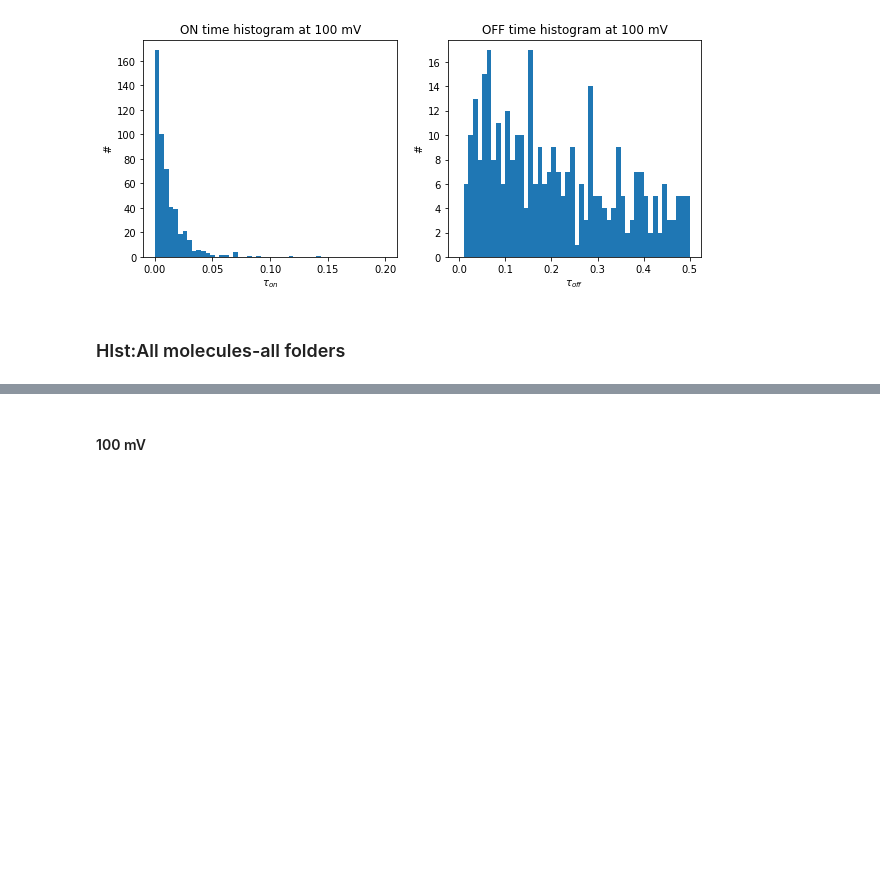
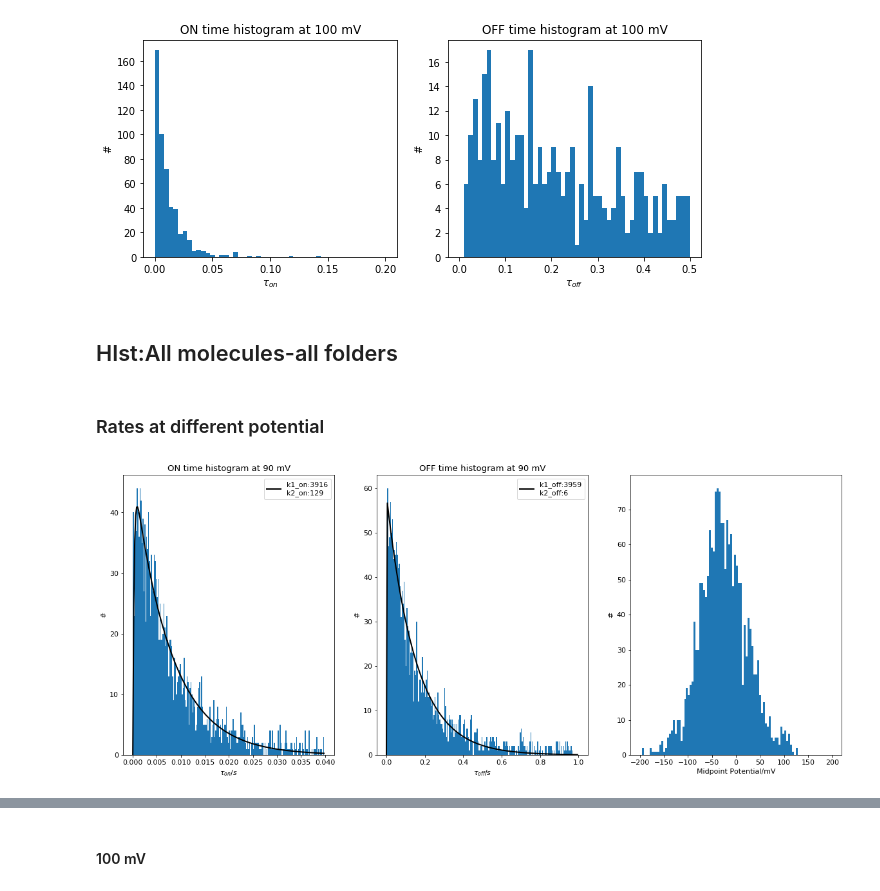
Before and after one commit to biswajitSM/Azurin_SM_repo, a Jupyter notebook: Analysis/Analysis_General.ipynb, the cells around one changed output, grey strips where cells are left out. Drawn from its saved outputs; the diff is of its cells as text; code cells hidden in the pictures; blank space fills up the shorter version.

```diff
--- a/Analysis/Analysis_General.ipynb
+++ b/Analysis/Analysis_General.ipynb
@@ -804,7 +804,9 @@ t_ons, t_offs = histogram_on_off_folder(foldername= foldername, input_potential=
 # %% [output]
 [figure]
 # %% [markdown]
-### HIst:All molecules-all folders
+## HIst:All molecules-all folders
+# %% [markdown]
+### Rates at different potential
 # %%
 #list of folders and their directories CuAZUATTO655
 S81d7Sept16_A3_ON_60sec_trace = r'/home/biswajit/Research/Reports_ppt/reports/AzurinSM-MS4/data/201609/20160907_CuAzu655_Ferri_Asc_analysis/S81d7Sept16_0.11uW_0.2mMFerri_0.1mM Asc_A3_ON/60sec_trace';
@@ -867 +888,77 @@ def histogram_on_off_all_folder(folderlist= allfolders, input_potential=[100], p
     return(t_ons, t_offs, n_on, bins_on, n_off, bins_off)
+# %%
+def hist_on_off_all_E0(folderlist= allfolders, input_potential=[100], pointnumbers=range(100),
+                          bins_on=50, range_on=[0, 0.2], bins_off=50, range_off=[0, 0.5],
+                                bins_E0=200, plotting=False):
+    t_ons = []; t_offs = []; n_on = []; n_off = [];
+    for folder in folderlist:
+        df_datn_emplot, df_FCS, folder = dir_mV_molNo(folder)
+        df_specific = df_datn_emplot[df_datn_emplot['Point number'].isin(pointnumbers)]#keep all the points that exist
+        df_specific = df_specific[df_specific['Potential'].isin(input_potential)]; df_specific.reset_index(drop=True, inplace=True)
+        for i in range(len(df_specific)):
+            Point_number = df_specific['Point number'][i]
+            f_datn_path = df_specific['filepath[.datn]'].values[i]
+            f_emplot_path = df_specific['filepath[.em.plot]'].values[i]
+            df_emplot_filename = df_specific['filename[.em.plot]'][i]
+            if os.path.isfile(f_emplot_path):
+                try:
+                    df_ton, df_toff, average_ton, average_toff, average_ton_err, average_toff_err = t_on_off_fromCP(f_emplot=f_emplot_path)
+                except:
+                    print('em.plot file: %s doesn''t contain proper data' %df_emplot_filename)
+                    df_ton=[]; df_toff=[]
+                    pass
+            else:
+                print('em.plot file of %s with potential %s doesn''t exist' %(Point_number, input_potential))
+                df_ton=[]; df_toff=[]
+            t_ons = np.concatenate((t_ons, df_ton), axis=0);
+            t_offs = np.concatenate((t_offs, df_toff));
+    n_on,bins_on = histogram(t_ons, range=range_on,bins=bins_on);
+    n_off,bins_off = histogram(t_offs, range=range_off,bins=bins_off)
+    def risetime_fit(t, k1, k2, A):
+        return ((A*k1*k2/(k2-k1)) * (exp(-k1*t) - exp(-k2*t)))
+    if plotting == True:
+        fig = plt.figure(figsize=(20,8))
+        nrows=1; ncols= 3;
+        ax00 = plt.subplot2grid((nrows,ncols), (0,0));
+        ax01 = plt.subplot2grid((nrows,ncols), (0,1));
+        ax02 = plt.subplot2grid((nrows,ncols), (0,2));
+        #------------ON/OFF histogram-------------------
+        n_on,bins_on,patches = ax00.hist(t_ons, range=range_on,bins=bins_on)
+        t=bins_on[:-1]; n = n_on[:];
+        fit, pcov = curve_fit(risetime_fit, t, n, p0=[10,1.1, 0.1], bounds=(0, np.inf))
+        ax00.plot(t, risetime_fit(t, *fit), 'k',lw=2,label='k1_on:'+str(int(fit[0]))+
+                  '\n'+'k2_on:'+str(int(fit[1])))
+        ax00.set_xlabel(r'$\tau_{on}/s$')
+        ax00.set_ylabel('#')
+        #axes[0].set_yscale('log')
+        ax00.set_title("ON time histogram at %s mV" %input_potential[0])
+        ax00.legend()
+
+        n_off,bins_off,patches = ax01.hist(t_offs, range=range_off,bins=bins_off)
+        t=bins_off[:-1]; n = n_off[:];
+        fit, pcov = curve_fit(risetime_fit, t, n, p0=[10,1.1, 0.1], bounds=(0, np.inf))
+        ax01.plot(t, risetime_fit(t, *fit), 'k',lw=2,label='k1_off:'+str(int(fit[0]))+
+                  '\n'+'k2_off:'+str(int(fit[1])))
+        ax01.set_xlabel(r'$\tau_{off}/s$')
+        ax01.set_ylabel('#')
+        #axes[1].set_yscale('log')
+        ax01.set_title("OFF time histogram at %s mV" %input_potential[0])
+        ax01.legend()
+        #------------MidPoint potential-------------
+        if len(t_ons)> len(t_offs):
+            t_ons = t_ons[:len(t_offs)]
+        else:
+            t_offs = t_offs[:len(t_ons)]
+        t_on_ratio = t_offs/t_ons
+        E_0 = potential-59 * log10(t_on_ratio)
+        ax02.hist(E_0, bins=bins_E0, range=(-200, 200))
+        ax02.set_xlabel('Midpoint Potential/mV')
+        ax02.set_ylabel('#')
+        plt.close()
+    return(fig)
+fig = hist_on_off_all_E0(folderlist = allfolders, input_potential=[90], pointnumbers=range(100),
+                        bins_on=200, range_on=[0, 0.04], bins_off=200, range_off=[0, 1],
+                         bins_E0=100,plotting=True)
+fig
+# %% [output]
+[figure, added]
```
Also changed, not shown: parts of 13 cells of this notebook, 5 other files.
